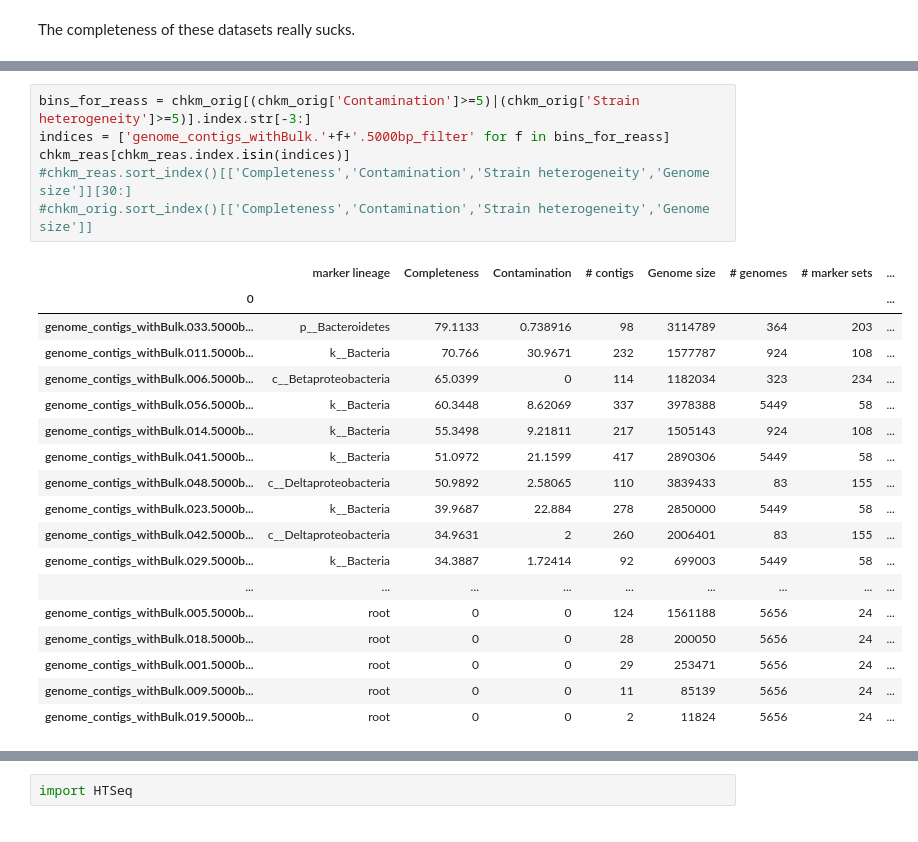
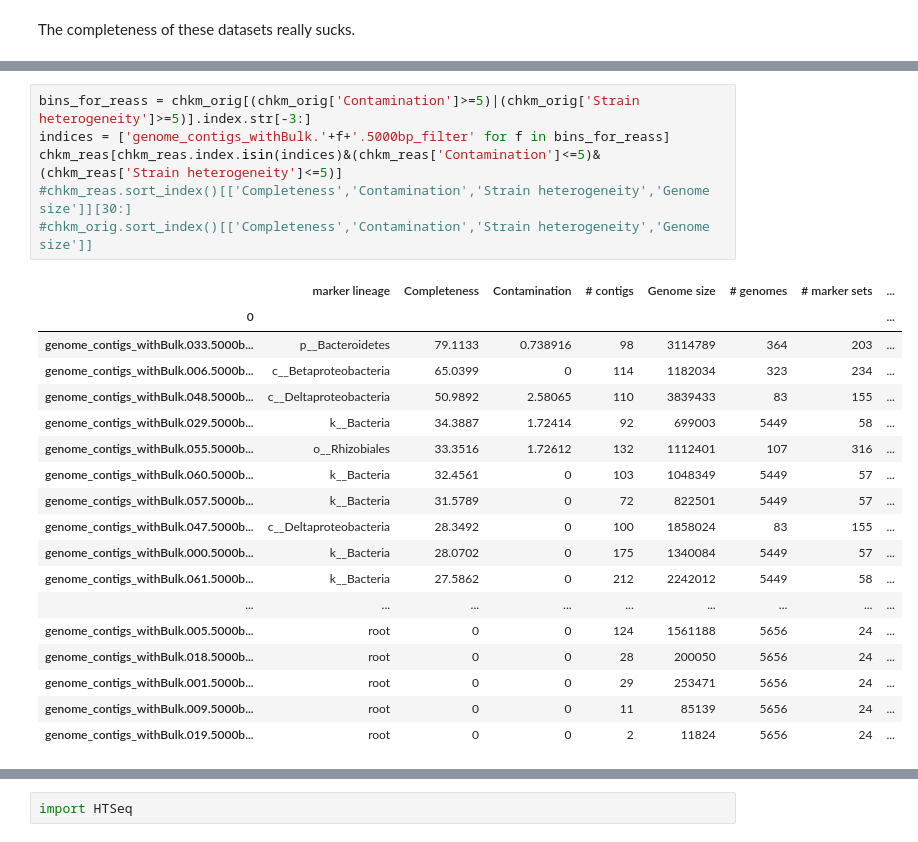
Before and after one commit to BojkArth/minimeta_notebooks, a Jupyter notebook: 201901_postReassemblyPruning_SagMAT.ipynb, the cells around one changed output, grey strips where cells are left out. Drawn from its saved outputs; the diff is of its cells as text.

```diff
--- a/201901_postReassemblyPruning_SagMAT.ipynb
+++ b/201901_postReassemblyPruning_SagMAT.ipynb
@@ -218,22 +223,22 @@ chkm_orig[(chkm_orig['Contamination']>=5)|(chkm_orig['Strain heterogeneity']>=5)
 # %%
 bins_for_reass = chkm_orig[(chkm_orig['Contamination']>=5)|(chkm_orig['Strain heterogeneity']>=5)].index.str[-3:]
 indices = ['genome_contigs_withBulk.'+f+'.5000bp_filter' for f in bins_for_reass]
-chkm_reas[chkm_reas.index.isin(indices)]
+chkm_reas[chkm_reas.index.isin(indices)&(chkm_reas['Contamination']<=5)&(chkm_reas['Strain heterogeneity']<=5)]
 #chkm_reas.sort_index()[['Completeness','Contamination','Strain heterogeneity','Genome size']][30:]
 #chkm_orig.sort_index()[['Completeness','Contamination','Strain heterogeneity','Genome size']]
 # %% [output]
 |  | marker lineage | Completeness | Contamination | # contigs | Genome size | # genomes | # marker sets | ... |
 | 0 |  |  |  |  |  |  |  | ... |
 | genome_contigs_withBulk.033.5000b... | p__Bacteroidetes | 79.1133 | 0.738916 | 98 | 3114789 | 364 | 203 | ... |
-| genome_contigs_withBulk.011.5000b... | k__Bacteria | 70.766 | 30.9671 | 232 | 1577787 | 924 | 108 | ... |
 | genome_contigs_withBulk.006.5000b... | c__Betaproteobacteria | 65.0399 | 0 | 114 | 1182034 | 323 | 234 | ... |
-| genome_contigs_withBulk.056.5000b... | k__Bacteria | 60.3448 | 8.62069 | 337 | 3978388 | 5449 | 58 | ... |
-| genome_contigs_withBulk.014.5000b... | k__Bacteria | 55.3498 | 9.21811 | 217 | 1505143 | 924 | 108 | ... |
-| genome_contigs_withBulk.041.5000b... | k__Bacteria | 51.0972 | 21.1599 | 417 | 2890306 | 5449 | 58 | ... |
 | genome_contigs_withBulk.048.5000b... | c__Deltaproteobacteria | 50.9892 | 2.58065 | 110 | 3839433 | 83 | 155 | ... |
-| genome_contigs_withBulk.023.5000b... | k__Bacteria | 39.9687 | 22.884 | 278 | 2850000 | 5449 | 58 | ... |
-| genome_contigs_withBulk.042.5000b... | c__Deltaproteobacteria | 34.9631 | 2 | 260 | 2006401 | 83 | 155 | ... |
 | genome_contigs_withBulk.029.5000b... | k__Bacteria | 34.3887 | 1.72414 | 92 | 699003 | 5449 | 58 | ... |
+| genome_contigs_withBulk.055.5000b... | o__Rhizobiales | 33.3516 | 1.72612 | 132 | 1112401 | 107 | 316 | ... |
+| genome_contigs_withBulk.060.5000b... | k__Bacteria | 32.4561 | 0 | 103 | 1048349 | 5449 | 57 | ... |
+| genome_contigs_withBulk.057.5000b... | k__Bacteria | 31.5789 | 0 | 72 | 822501 | 5449 | 57 | ... |
+| genome_contigs_withBulk.047.5000b... | c__Deltaproteobacteria | 28.3492 | 0 | 100 | 1858024 | 83 | 155 | ... |
+| genome_contigs_withBulk.000.5000b... | k__Bacteria | 28.0702 | 0 | 175 | 1340084 | 5449 | 57 | ... |
+| genome_contigs_withBulk.061.5000b... | k__Bacteria | 27.5862 | 0 | 212 | 2242012 | 5449 | 58 | ... |
 | ... | ... | ... | ... | ... | ... | ... | ... | ... |
 | genome_contigs_withBulk.005.5000b... | root | 0 | 0 | 124 | 1561188 | 5656 | 24 | ... |
 | genome_contigs_withBulk.018.5000b... | root | 0 | 0 | 28 | 200050 | 5656 | 24 | ... |
```
Also changed, not shown: parts of 22 cells of this notebook.
